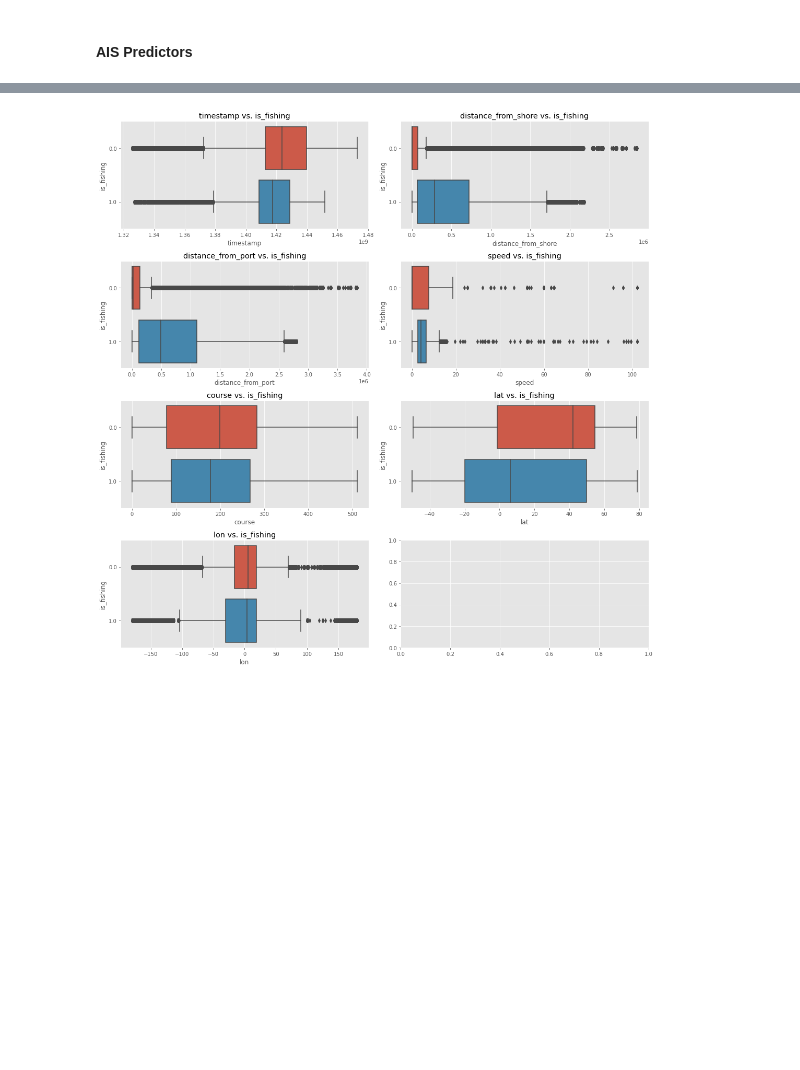
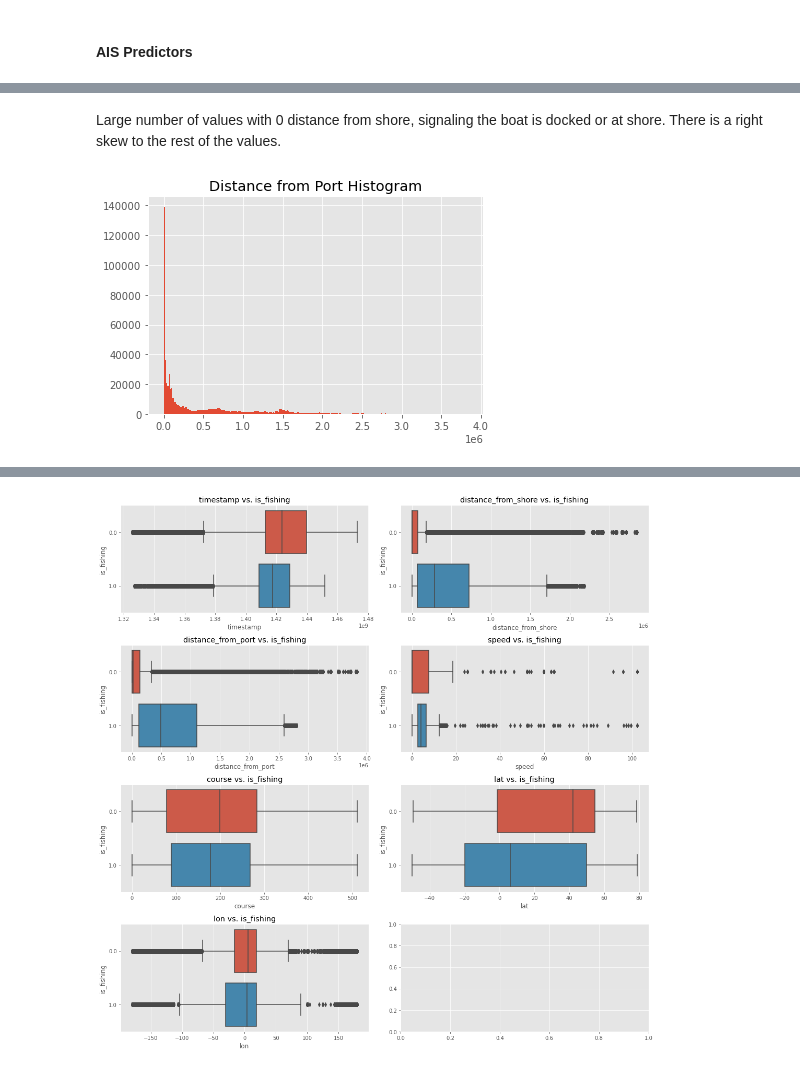
Before and after one commit to akaigraham/Identifying-Illegal-Fishing-Habits, a Jupyter notebook: notebook.ipynb, the cells around one changed output, grey strips where cells are left out. Saved outputs shown, nothing was run; the diff lists cells and outputs as text; code cells hidden in the pictures; blank space fills up the shorter version.

```diff
--- a/notebook.ipynb
+++ b/notebook.ipynb
@@ -552,0 +595,9 @@ plt.tight_layout()
+# %% [markdown]
+Large number of values with 0 distance from shore, signaling the boat is docked or at shore. There is a right skew to the rest of the values.
+# %%
+# distance from port
+boats_df['distance_from_port'].hist(bins='auto')
+plt.title('Distance from Port Histogram')
+plt.show()
+# %% [output]
+[figure, added]
```
Also changed, not shown: parts of 32 cells of this notebook.
